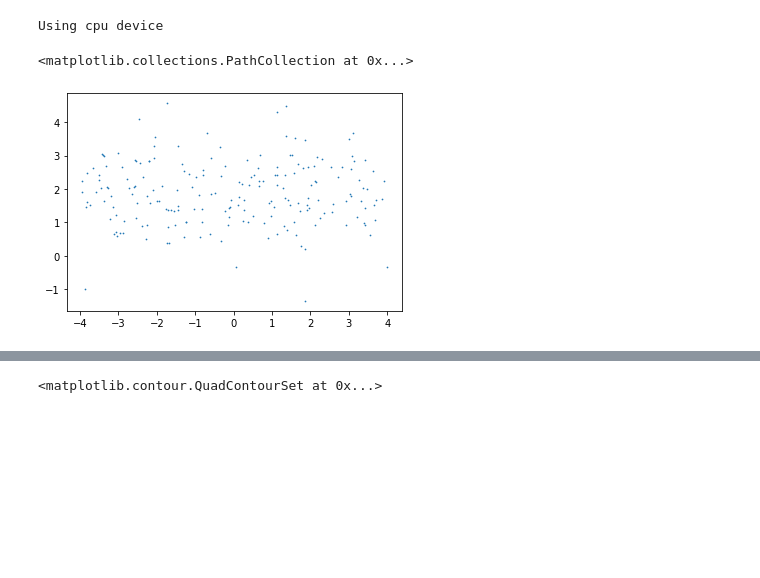
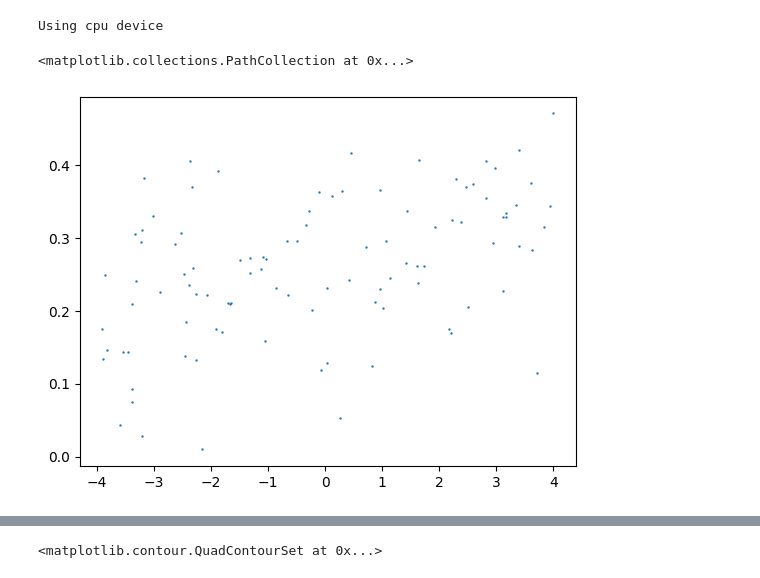
Before and after one commit to edmundlth/phase-transition-in-singular-model-paper, a Jupyter notebook: experiments/sgd-trajectories.ipynb, the cells around one changed output, grey strips where cells are left out. Cells and saved outputs as stored; diff of their text form; code cells hidden in the pictures; blank space fills up the shorter version.

```diff
--- a/experiments/sgd-trajectories.ipynb
+++ b/experiments/sgd-trajectories.ipynb
@@ -12,22 +12,9 @@ from torchvision.transforms import ToTensor
 # %% [markdown]
 # Experiment
 # %%
-class MyDataset(torch.utils.data.Dataset):
-    def __init__(self, X, y):
-        super(MyDataset, self).__init__()
+from models import MyDataset
 
-        self.X = X
-        self.y = y
-
-    def __len__(self):
-        return len(self.X)
-
-    def __getitem__(self, index):
-        index = torch.randperm(len(self.X))[index]
-        return self.X[index], self.y[index]
-
-
-device = "cuda" if torch.cuda.is_available() else "cpu"
+# device = "cuda" if torch.cuda.is_available() else "cpu"
 device =  "cpu"
 print(f"Using {device} device")
 
@@ -39,10 +26,13 @@ def regression_fn(x, w1, w2):
         torch.tanh((w1 + 1)**EXP * x) *
         torch.tanh((w2 - (w1 + 1)**2) * x)
     )
-    local_minima_term = 0.5 * torch.sqrt(16 - (w1)**2 - ((w2 - 0.6))**2)
-#     local_minima_term = 0.0 * torch.tanh((w2 - 0.6)**2 + (w1)**2)
+#     local_minima_term = 0.5 * torch.sqrt(16 - (w1)**2 - ((w2 - 0.6))**2)
+    local_minima_term = 0.5 * torch.tanh((w2 - 0.6)**2 + (w1)**2)
 #     local_minima_term = 0
     return actual + local_minima_term
+
+# def regression_fn(x, w1, w2):
+#     return w1 * torch.tanh(w2 * x)
 
 class Model(nn.Module):
     def __init__(self, a=0.5, b=0.5):
@@ -107,25 +97,25 @@ def test(dataloader, model, loss_fn):
 # %% [output]
 Using cpu device
 # %%
-w_true = (1.5, 0.0)
+w_true = (0.5, 0.05)
 model_true = Model(*w_true).to(device)
 
-n = 200
+n = 100
 X_train =  (torch.rand(n) - 1/2) * 8 # Uniform(-1, 1)
-noise = torch.randn(n) * 1
+noise = torch.randn(n) * 0.1
 y_train = model_true(X_train) + noise
 # y_train = torch.cosh(X_train) / 10 + noise
 
 training_data = MyDataset(X_train.detach().numpy(), y_train.detach().numpy())
 
 # n_test = 100
 # X_test = (torch.rand(n_test) - 1/2 * 10)
 # noise_test = torch.randn(n_test)
 # y_test = model_true(X_test) + noise_test
 # testing_data = MyDataset(X_test, y_test)
 
 plt.scatter(X_train.detach().numpy(), y_train.detach().numpy(), s=0.5)
 # %% [output]
 <matplotlib.collections.PathCollection at 0x...>
-[figure, old version]
+[figure, new version]
 # %%
```
Also changed, not shown: parts of 8 cells of this notebook, 7 other files.
